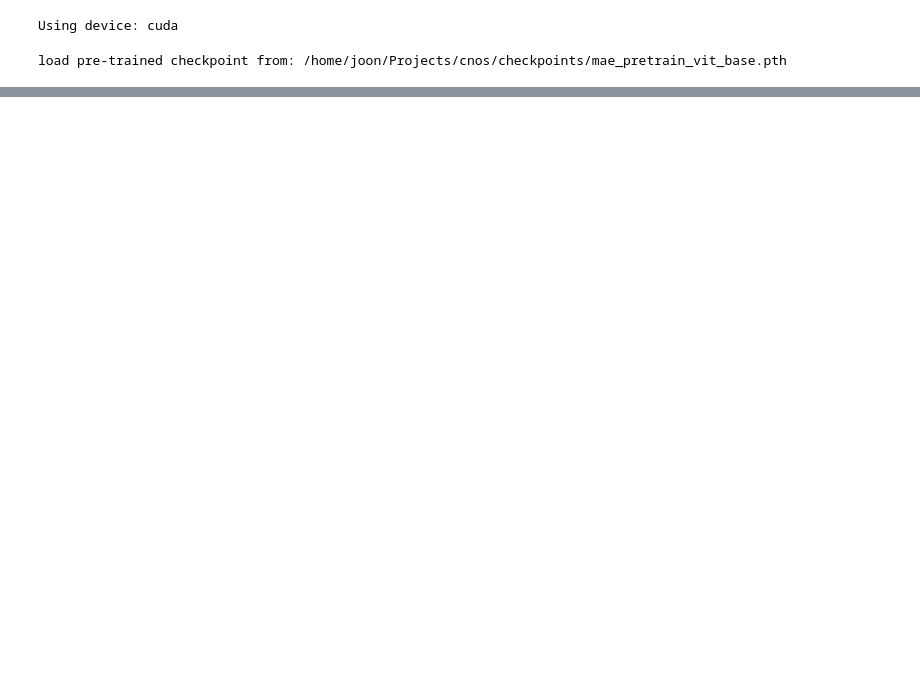
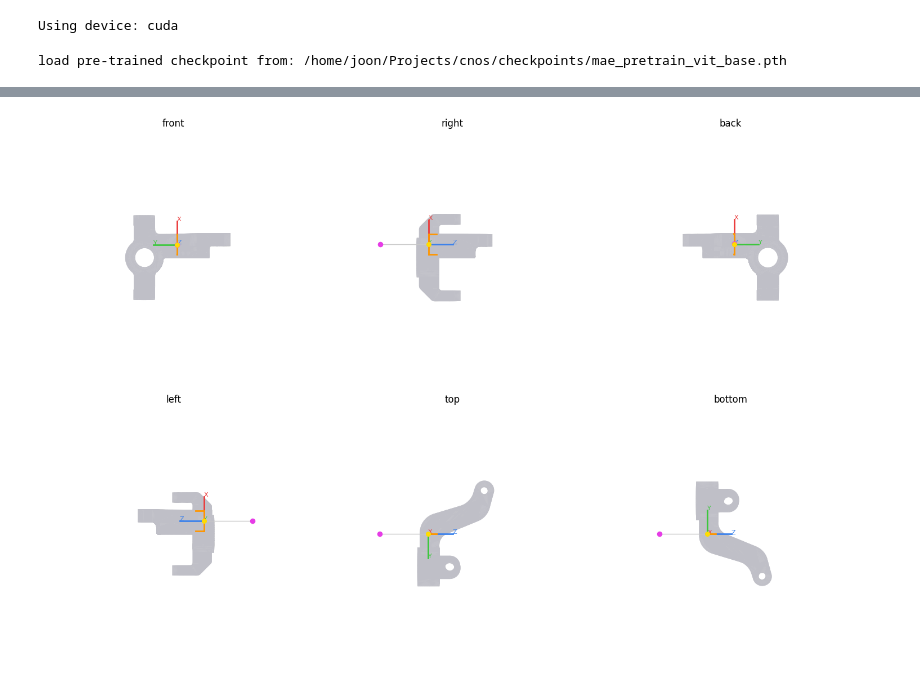
Before and after one commit to niceread102-cmyk/baseline-sam6D-foundation-pose, a Jupyter notebook: photo_neo_capture_test.ipynb, the cells around one changed output, grey strips where cells are left out. Cells and saved outputs as stored; diff of their text form; code cells hidden in the pictures; blank space fills up the shorter version.

```diff
--- a/photo_neo_capture_test.ipynb
+++ b/photo_neo_capture_test.ipynb
@@ -525,0 +570,74 @@ Sent 2 detection(s) + rgb + depth -> v@172.30.1.60:~/received/ (obj_pose_base_20
+# %%
+from mpl_toolkits.mplot3d.art3d import Poly3DCollection
+
+VIEW_ANGLES = {
+    "front":  dict(elev=0,   azim=0),
+    "right":  dict(elev=0,   azim=-90),
+    "back":   dict(elev=0,   azim=180),
+    "left":   dict(elev=0,   azim=90),
+    "top":    dict(elev=90,  azim=-90),
+    "bottom": dict(elev=-90, azim=-90),
+}
+
+def draw_grasp_3d(ax, T, g, axis_len_m=0.03, zorder=10):
+    origin = T[:3, 3]
+    axes_local = {"X": [axis_len_m, 0, 0], "Y": [0, axis_len_m, 0], "Z": [0, 0, axis_len_m]}
+    for label, vec in axes_local.items():
+        tip = transform_pts(np.array([vec]), T)[0]
+        color = np.array(AXIS_COLORS[label]) / 255
+        ax.plot3D(*zip(origin, tip), color=color, linewidth=2, zorder=zorder)
+        ax.text(*tip, label, color=color, fontsize=8, zorder=zorder)
+
+    for seg_local in jaw_segments(g).values():
+        seg = transform_pts(seg_local, T)
+        ax.plot3D(*zip(*seg), color=np.array(JAW_COLOR) / 255, linewidth=2, zorder=zorder)
+
+    hover_local = np.array([[0, 0, 0], [0, 0, g["hover_dist_m"]]])
+    hover_pts = transform_pts(hover_local, T)
+    ax.plot3D(*zip(*hover_pts), color=np.array(APPROACH_COLOR) / 255, linewidth=1, zorder=zorder)
+    ax.scatter(*hover_pts[1], color=np.array(HOVER_COLOR) / 255, s=35, depthshade=False, zorder=zorder + 1)
+
+    # exact grasp position, drawn last so it sits on top
+    ax.scatter(*origin, color=np.array(GRASP_COLOR) / 255, s=30, depthshade=False, zorder=zorder + 1)
+
+
+def render_grasp_views(mesh, grasps_for_model, figsize=(15, 10)):
+    fig = plt.figure(figsize=figsize)
+    lo, hi = mesh.bounds
+    center = (lo + hi) / 2
+    radius = np.linalg.norm(hi - lo) / 2
+
+    for i, (name, angles) in enumerate(VIEW_ANGLES.items()):
+        ax = fig.add_subplot(2, 3, i + 1, projection="3d")
+        # mplot3d depth-sorts whole artists by average depth, which regularly buries
+        # thin annotation lines/points inside an opaque mesh collection. Disabling
+        # automatic depth sorting and using explicit zorder instead guarantees the
+        # grasp indicators always render on top of the mesh.
+        ax.computed_zorder = False
+
+        mesh_poly = Poly3DCollection(
+            mesh.triangles, facecolor=(0.75, 0.75, 0.78), edgecolor="none", alpha=1.0
+        )
+        mesh_poly.set_zorder(1)
+        ax.add_collection3d(mesh_poly)
+
+        for g in grasps_for_model:
+            draw_grasp_3d(ax, grasp_T(g), g, zorder=10)
+
+        ax.set_xlim(center[0] - radius, center[0] + radius)
+        ax.set_ylim(center[1] - radius, center[1] + radius)
+        ax.set_zlim(center[2] - radius, center[2] + radius)
+        ax.set_box_aspect((1, 1, 1))
+        ax.view_init(elev=angles["elev"], azim=angles["azim"])
+        ax.set_title(name)
+        ax.set_axis_off()
+
+    plt.tight_layout()
+    plt.show()
+
+
+mesh_by_id = dict(zip(MODEL_IDS, fp._meshes))
+for mid, grasp_list in GRASPS.items():
+    render_grasp_views(mesh_by_id[mid], grasp_list)
+# %% [output]
+[figure, added]
```
Also changed, not shown: parts of 19 cells of this notebook, 1 other file.
